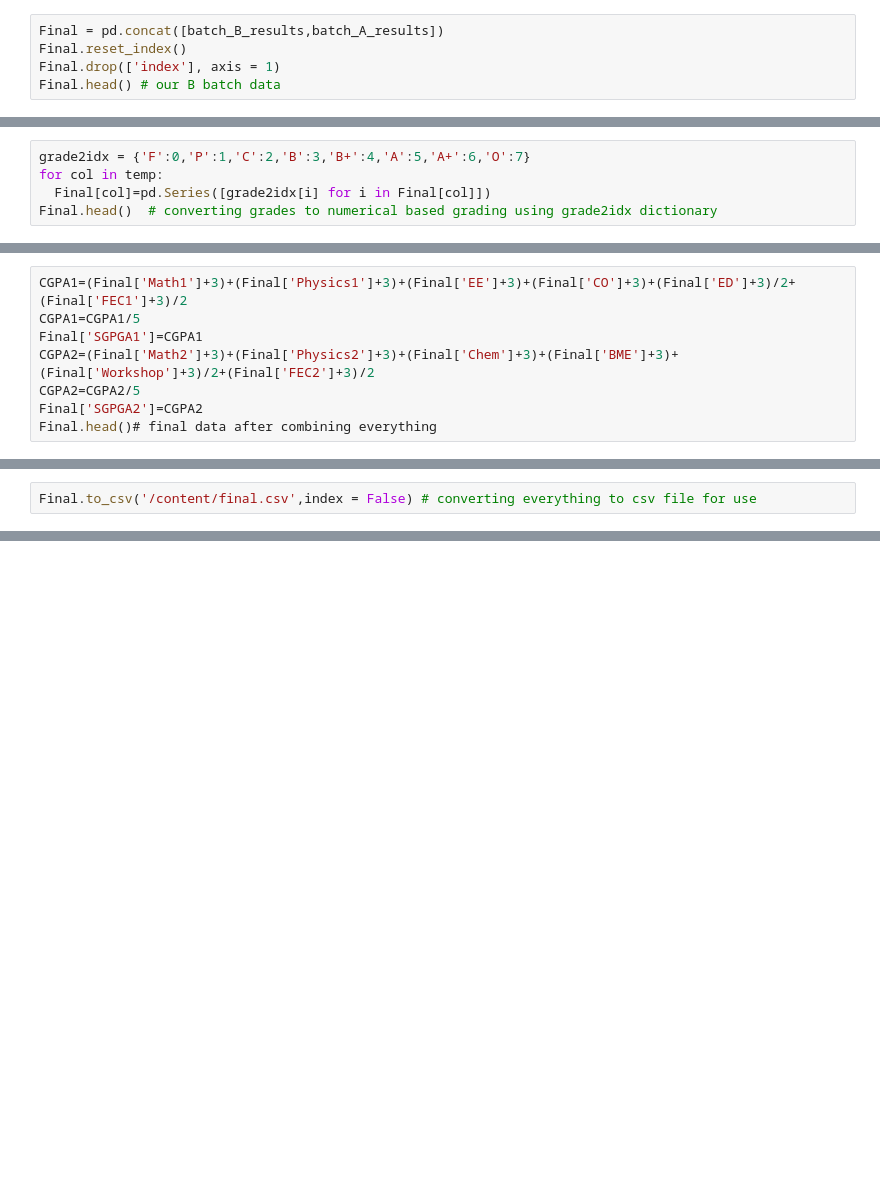
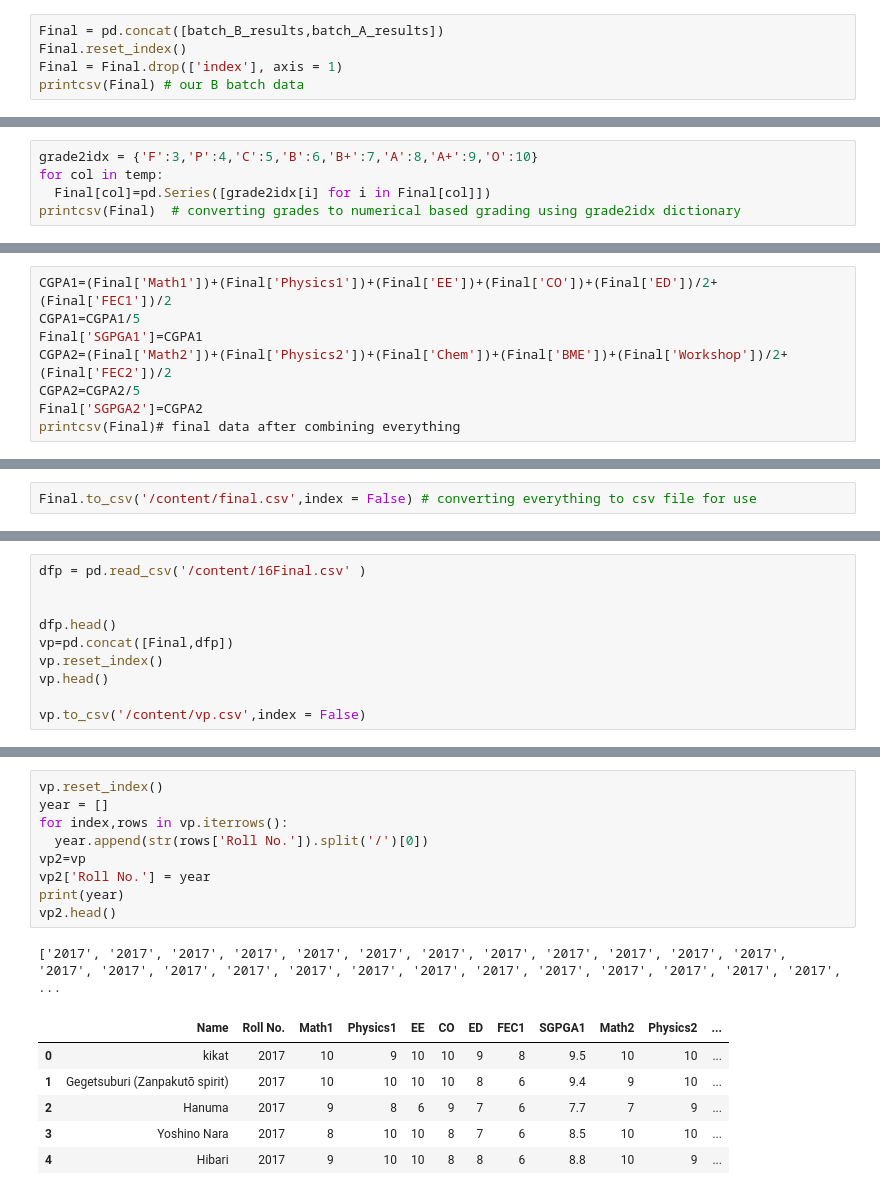
Before and after one commit to varangrai/Grades-Analysis, a Jupyter notebook: Data_Preprocessing.ipynb, the cells around one changed output, grey strips where cells are left out. Drawn from its saved outputs; the diff is of its cells as text; blank space fills up the shorter version.

Commit message:
Updated Data Processing

```diff
--- a/Data_Preprocessing.ipynb
+++ b/Data_Preprocessing.ipynb
@@ -173,6 +252,6 @@ ___
 # %%
 Final = pd.concat([batch_B_results,batch_A_results])
 Final.reset_index()
-Final.drop(['index'], axis = 1)
-Final.head() # our B batch data
+Final = Final.drop(['index'], axis = 1)
+printcsv(Final) # our B batch data
 # %% [output]
@@ -187,6 +278,6 @@ temp = ['Math1', 'Physics1', 'EE', 'CO', 'ED', 'FEC1', 'Math2', 'Physics2', 'Che
 # %%
-grade2idx = {'F':0,'P':1,'C':2,'B':3,'B+':4,'A':5,'A+':6,'O':7}
+grade2idx = {'F':3,'P':4,'C':5,'B':6,'B+':7,'A':8,'A+':9,'O':10}
 for col in temp:
   Final[col]=pd.Series([grade2idx[i] for i in Final[col]])
-Final.head()  # converting grades to numerical based grading using grade2idx dictionary
+printcsv(Final)  # converting grades to numerical based grading using grade2idx dictionary
 # %% [output]
@@ -199,9 +300,9 @@ Final.head()  # converting grades to numerical based grading using grade2idx dic
 # %%
-CGPA1=(Final['Math1']+3)+(Final['Physics1']+3)+(Final['EE']+3)+(Final['CO']+3)+(Final['ED']+3)/2+(Final['FEC1']+3)/2
+CGPA1=(Final['Math1'])+(Final['Physics1'])+(Final['EE'])+(Final['CO'])+(Final['ED'])/2+(Final['FEC1'])/2
 CGPA1=CGPA1/5
 Final['SGPGA1']=CGPA1
-CGPA2=(Final['Math2']+3)+(Final['Physics2']+3)+(Final['Chem']+3)+(Final['BME']+3)+(Final['Workshop']+3)/2+(Final['FEC2']+3)/2
+CGPA2=(Final['Math2'])+(Final['Physics2'])+(Final['Chem'])+(Final['BME'])+(Final['Workshop'])/2+(Final['FEC2'])/2
 CGPA2=CGPA2/5
 Final['SGPGA2']=CGPA2
-Final.head()# final data after combining everything
+printcsv(Final)# final data after combining everything
 # %% [output]
@@ -238,0 +327,10 @@ vp.to_csv('/content/vp.csv',index = False)
+# %%
+dfp = pd.read_csv('/content/16Final.csv' )
+
+
+dfp.head()
+vp=pd.concat([Final,dfp])
+vp.reset_index()
+vp.head()
+
+vp.to_csv('/content/vp.csv',index = False)
@@ -238,0 +347,17 @@ vp.to_csv('/content/vp.csv',index = False)
+# %%
+vp.reset_index()
+year = []
+for index,rows in vp.iterrows():
+  year.append(str(rows['Roll No.']).split('/')[0])
+vp2=vp
+vp2['Roll No.'] = year
+print(year)
+vp2.head()
+# %% [output]
+['2017', '2017', '2017', '2017', '2017', '2017', '2017', '2017', '2017', '2017', '2017', '2017', '2017', '2017', '2017', '2017', '2017', '2017', '2017', '2017', '2017', '2017', '2017', '2017', '2017', ...
+|  | Name | Roll No. | Math1 | Physics1 | EE | CO | ED | FEC1 | SGPGA1 | Math2 | Physics2 | ... |
+| 0 | kikat | 2017 | 10 | 9 | 10 | 10 | 9 | 8 | 9.5 | 10 | 10 | ... |
+| 1 | Gegetsuburi (Zanpakutō spirit) | 2017 | 10 | 10 | 10 | 10 | 8 | 6 | 9.4 | 9 | 10 | ... |
+| 2 | Hanuma | 2017 | 9 | 8 | 6 | 9 | 7 | 6 | 7.7 | 7 | 9 | ... |
+| 3 | Yoshino Nara | 2017 | 8 | 10 | 10 | 8 | 7 | 6 | 8.5 | 10 | 10 | ... |
+| 4 | Hibari | 2017 | 9 | 10 | 10 | 8 | 8 | 6 | 8.8 | 10 | 9 | ... |
```
Also changed, not shown: parts of 37 cells of this notebook.
